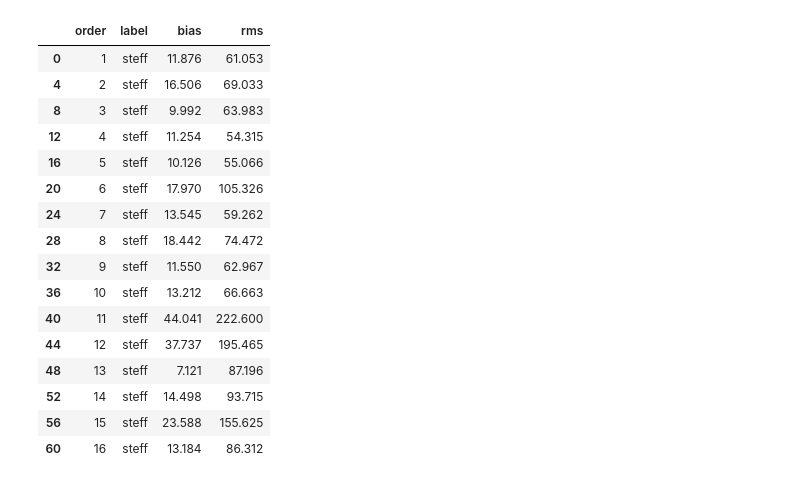
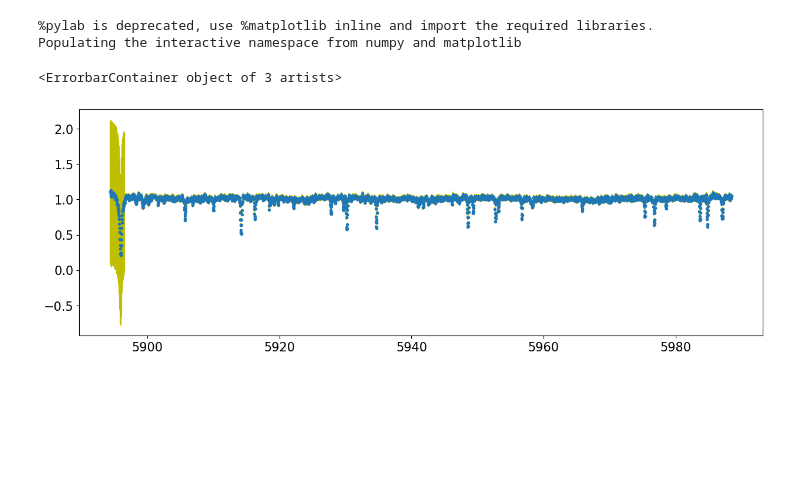
Before and after one commit to isabelangelo/cks_binaries, a Jupyter notebook: order_performance_plots.ipynb, the cells around one changed output. Drawn from its saved outputs; the diff is of its cells as text; code cells hidden in the pictures; blank space fills up the shorter version.

```diff
--- a/order_performance_plots.ipynb
+++ b/order_performance_plots.ipynb
@@ -46,21 +36,35 @@ Populating the interactive namespace from numpy and matplotlib
 # %%
-teff_str='steff'
-df_teff = df.query('label== @teff_str')
+# order 15 is working better.
+# but order 11, 12 aren't
+# let me see what order 15 looks like
+# then compare to order 11, 12
+# it seems like the mask still works
+#
-# %% [output]
-|  | order | label | bias | rms |
-| 0 | 1 | steff | 11.876 | 61.053 |
-| 4 | 2 | steff | 16.506 | 69.033 |
-| 8 | 3 | steff | 9.992 | 63.983 |
-| 12 | 4 | steff | 11.254 | 54.315 |
-| 16 | 5 | steff | 10.126 | 55.066 |
-| 20 | 6 | steff | 17.970 | 105.326 |
-| 24 | 7 | steff | 13.545 | 59.262 |
-| 28 | 8 | steff | 18.442 | 74.472 |
-| 32 | 9 | steff | 11.550 | 62.967 |
-| 36 | 10 | steff | 13.212 | 66.663 |
-| 40 | 11 | steff | 44.041 | 222.600 |
-| 44 | 12 | steff | 37.737 | 195.465 |
-| 48 | 13 | steff | 7.121 | 87.196 |
-| 52 | 14 | steff | 14.498 | 93.715 |
-| 56 | 15 | steff | 23.588 | 155.625 |
-| 60 | 16 | steff | 13.184 | 86.312 |
+# %%
+# does order 12 look right?
+# I don't even see a sodium doublet here...
+# I definitely think I need to make the mask wider.
+# it needs to start earlier for order 11
+# let me look at order 12- same thing.
+# so I need to update the sodium mask to be wider.
+# but will this fix the problem?
+# I can also see if Malena's paper mentions this.
+# it looks like Malena masked that entire order for tellurics?
+# so I'll try to update the mask but I feel like these orders might not be worth it.
+from spectrum import SingleOrderSpectrum
+
+training_flux = pd.read_csv('./data/cks-spectra_dataframes/training_flux_order12.csv')
+training_sigma = pd.read_csv('./data/cks-spectra_dataframes/training_sigma_order12.csv')
+spec = SingleOrderSpectrum(training_flux['K00001'], training_sigma['K00001'], 12)
+
+%pylab inline
+figure(figsize=(15,5))
+sigma_for_fit = spec.sigma.copy()
+sigma_for_fit[spec.mask]=1
+errorbar(spec.w, spec.flux, sigma_for_fit, ecolor='y', fmt='.')
+#xlim(5880,5892)
+# %% [output]
+%pylab is deprecated, use %matplotlib inline and import the required libraries.
+Populating the interactive namespace from numpy and matplotlib
+<ErrorbarContainer object of 3 artists>
+[figure, added]
```
Also changed, not shown: parts of 3 cells of this notebook, 7 other files.
